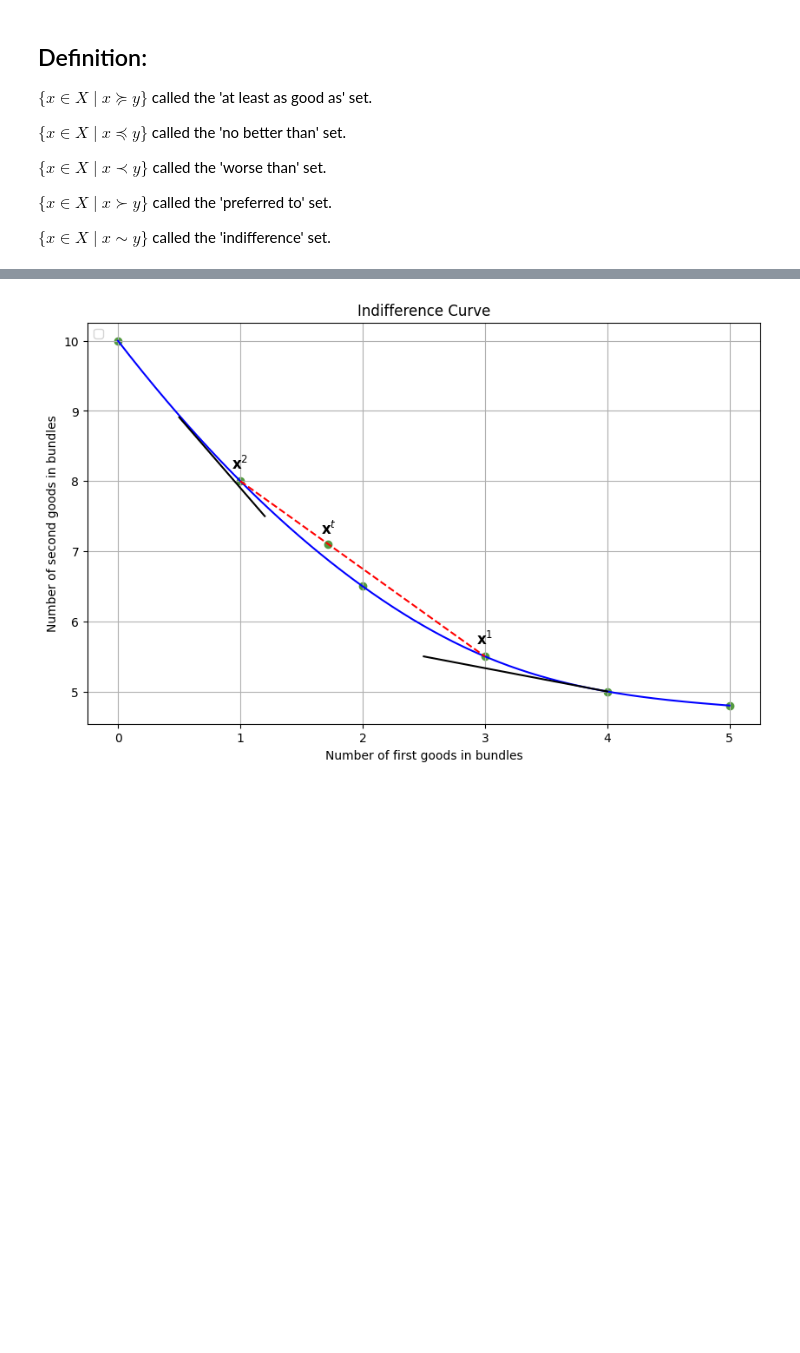
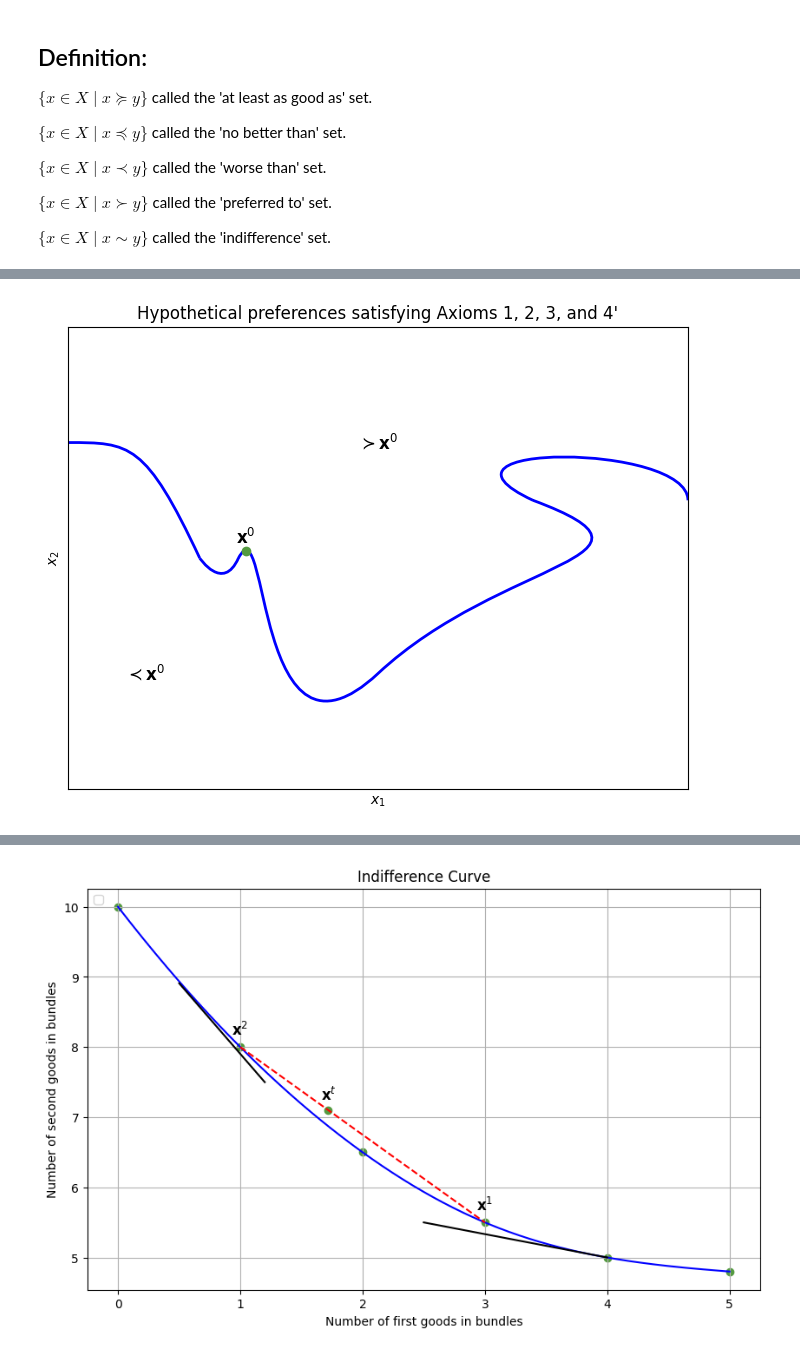
Before and after one commit to mjavadg/Advanced-Microeconomics_Fall2024, a Jupyter notebook: 9th session rational axioms part 3.ipynb.ipynb, the cells around one changed output, grey strips where cells are left out. Saved outputs shown, nothing was run; the diff lists cells and outputs as text; code cells hidden in the pictures; blank space fills up the shorter version.

```diff
--- a/9th session rational axioms part 3.ipynb.ipynb
+++ b/9th session rational axioms part 3.ipynb.ipynb
@@ -382,0 +300,74 @@ plt.show()
+# %%
+vertices1 = [
+    (0, 10),
+    (0.4, 10),
+    (0.5, 10),
+    (0.85, 9)
+]
+
+vertices_line1 = [
+    (0.85, 9),
+    (0.85, 9),
+    (1, 8.7),
+    (1.1, 9)
+]
+
+vertices_line2 = [
+    (1.1, 9),
+    (1.3, 9.5),
+    (1.2, 7),
+    (2, 8)
+]
+
+vertices_line3 = [
+    (2, 8),
+    (2.8, 9),
+    (4, 9),
+    (3, 9.5)
+]
+
+vertices_line4 = [
+    (3, 9.5),
+    (2.2, 10),
+    (4, 10),
+    (4, 9.5)
+]
+
+vertices = vertices1 + vertices_line1 + vertices_line2 + vertices_line3 + vertices_line4
+
+codes = [
+    Path.MOVETO, Path.CURVE4, Path.CURVE4, Path.LINETO,
+    Path.MOVETO, Path.CURVE4, Path.CURVE4, Path.LINETO,
+    Path.MOVETO, Path.CURVE4, Path.CURVE4, Path.LINETO,
+    Path.MOVETO, Path.CURVE4, Path.CURVE4, Path.LINETO,
+    Path.MOVETO, Path.CURVE4, Path.CURVE4, Path.LINETO
+]
+
+path_gap = Path(vertices1, codes[:4])
+gap_patch = PathPatch(path_gap, facecolor='none', lw=2, edgecolor='blue', linestyle='-')
+
+path_lines = Path(vertices_line1 + vertices_line2 + vertices_line3 + vertices_line4, codes[4:])
+lines_patch = PathPatch(path_lines, facecolor='none', lw=2, edgecolor='blue')
+
+fig, ax = plt.subplots(figsize=(8, 6))
+
+ax.add_patch(gap_patch)
+ax.add_patch(lines_patch)
+
+plt.text(2, 10, r'$\succ \mathbf{x}^0$', fontsize=12, color='black', ha='center', va='center')
+plt.text(0.5, 8, r'$\prec \mathbf{x}^0$', fontsize=12, color='black', ha='center', va='center')
+plt.scatter(1.15, 9.06, color='#549A40')
+plt.annotate(r'$\mathbf{x}^0$', (1.15, 9.), textcoords="offset points", xytext=(0,10), ha='center', fontsize=12, color='black')
+
+plt.xticks([])
+plt.yticks([])
+ax.set_xlim(0, 4)
+ax.set_ylim(7, 11)
+ax.set_xlabel('$x_1$')
+ax.set_ylabel('$x_2$')
+ax.set_title("Hypothetical preferences satisfying Axioms 1, 2, 3, and 4'")
+plt.axhline(1.15, 9.06)
+plt.axvline(7, 11)
+plt.show()
+# %% [output]
+[figure, added]
```
Also changed, not shown: parts of 16 cells of this notebook.
